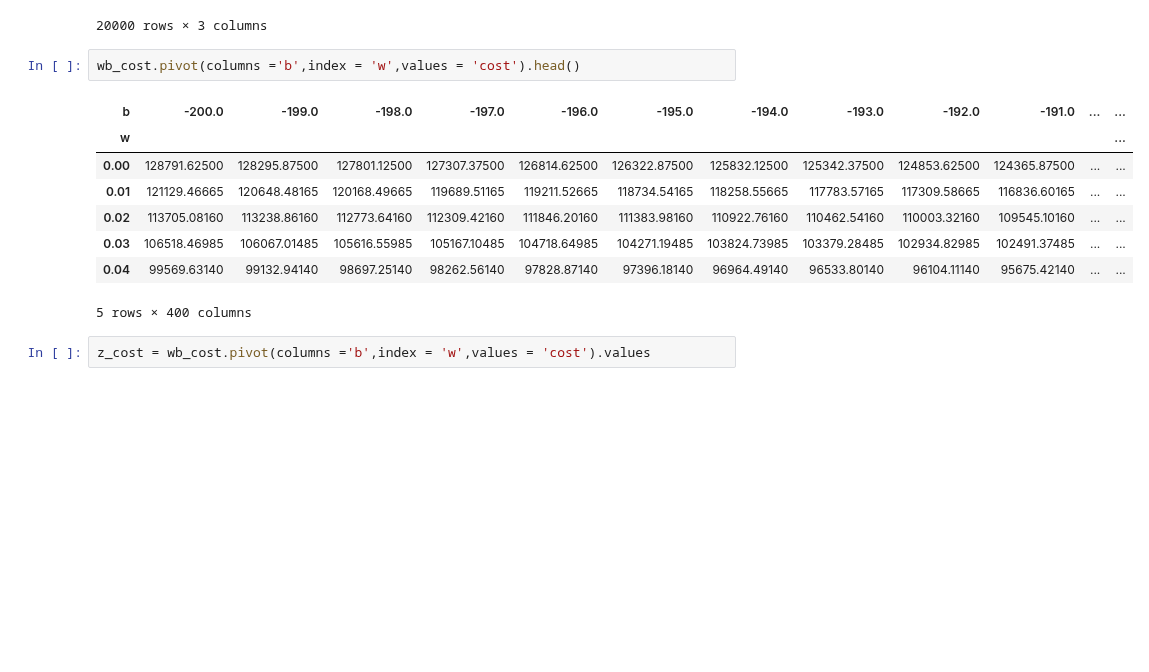
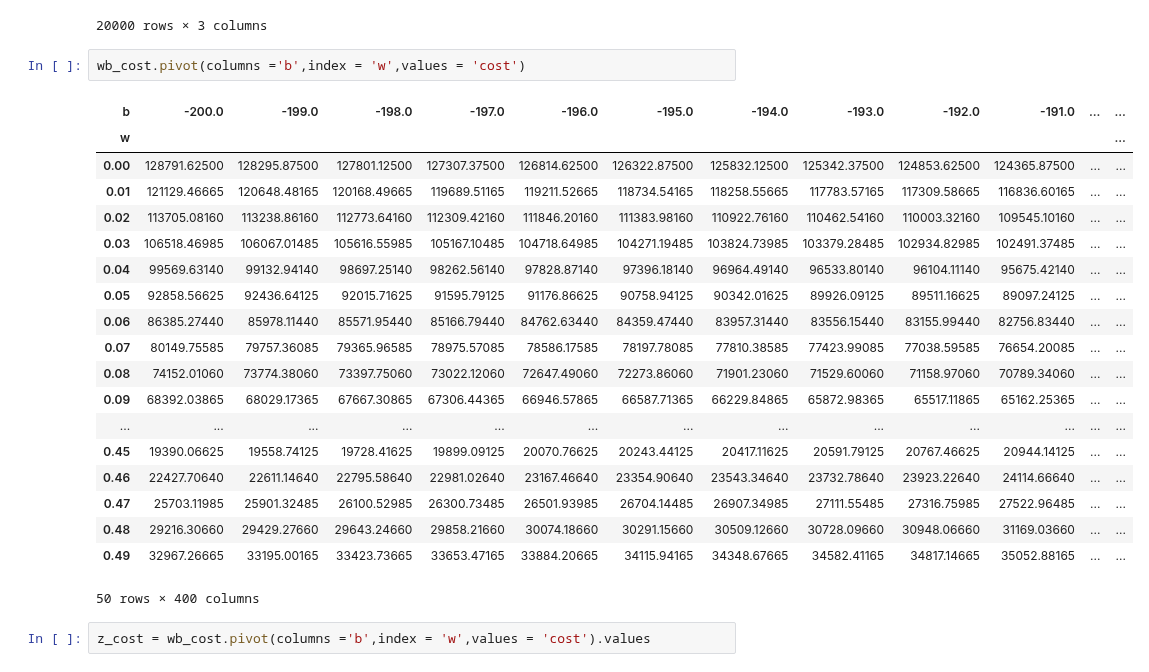
Before and after one commit to Shai2u/gis_ml_workshop_2024, a Jupyter notebook: Ex/Ex 3/Ex_3.ipynb, the cells around one changed output. Drawn from its saved outputs; the diff is of its cells as text; blank space fills up the shorter version.

```diff
--- a/Ex/Ex 3/Ex_3.ipynb
+++ b/Ex/Ex 3/Ex_3.ipynb
@@ -311,16 +311,27 @@ wb_cost
 | 19999 | 0.49 | 199.0 | 203234.53165 |
 20000 rows × 3 columns
 # %%
-wb_cost.pivot(columns ='b',index = 'w',values = 'cost').head()
+wb_cost.pivot(columns ='b',index = 'w',values = 'cost')
 # %% [output]
 | b | -200.0 | -199.0 | -198.0 | -197.0 | -196.0 | -195.0 | -194.0 | -193.0 | -192.0 | -191.0 | ... | ... |
 | w |  |  |  |  |  |  |  |  |  |  |  | ... |
 | 0.00 | 128791.62500 | 128295.87500 | 127801.12500 | 127307.37500 | 126814.62500 | 126322.87500 | 125832.12500 | 125342.37500 | 124853.62500 | 124365.87500 | ... | ... |
 | 0.01 | 121129.46665 | 120648.48165 | 120168.49665 | 119689.51165 | 119211.52665 | 118734.54165 | 118258.55665 | 117783.57165 | 117309.58665 | 116836.60165 | ... | ... |
 | 0.02 | 113705.08160 | 113238.86160 | 112773.64160 | 112309.42160 | 111846.20160 | 111383.98160 | 110922.76160 | 110462.54160 | 110003.32160 | 109545.10160 | ... | ... |
 | 0.03 | 106518.46985 | 106067.01485 | 105616.55985 | 105167.10485 | 104718.64985 | 104271.19485 | 103824.73985 | 103379.28485 | 102934.82985 | 102491.37485 | ... | ... |
 | 0.04 | 99569.63140 | 99132.94140 | 98697.25140 | 98262.56140 | 97828.87140 | 97396.18140 | 96964.49140 | 96533.80140 | 96104.11140 | 95675.42140 | ... | ... |
+| 0.05 | 92858.56625 | 92436.64125 | 92015.71625 | 91595.79125 | 91176.86625 | 90758.94125 | 90342.01625 | 89926.09125 | 89511.16625 | 89097.24125 | ... | ... |
+| 0.06 | 86385.27440 | 85978.11440 | 85571.95440 | 85166.79440 | 84762.63440 | 84359.47440 | 83957.31440 | 83556.15440 | 83155.99440 | 82756.83440 | ... | ... |
+| 0.07 | 80149.75585 | 79757.36085 | 79365.96585 | 78975.57085 | 78586.17585 | 78197.78085 | 77810.38585 | 77423.99085 | 77038.59585 | 76654.20085 | ... | ... |
+| 0.08 | 74152.01060 | 73774.38060 | 73397.75060 | 73022.12060 | 72647.49060 | 72273.86060 | 71901.23060 | 71529.60060 | 71158.97060 | 70789.34060 | ... | ... |
+| 0.09 | 68392.03865 | 68029.17365 | 67667.30865 | 67306.44365 | 66946.57865 | 66587.71365 | 66229.84865 | 65872.98365 | 65517.11865 | 65162.25365 | ... | ... |
+| ... | ... | ... | ... | ... | ... | ... | ... | ... | ... | ... | ... | ... |
+| 0.45 | 19390.06625 | 19558.74125 | 19728.41625 | 19899.09125 | 20070.76625 | 20243.44125 | 20417.11625 | 20591.79125 | 20767.46625 | 20944.14125 | ... | ... |
+| 0.46 | 22427.70640 | 22611.14640 | 22795.58640 | 22981.02640 | 23167.46640 | 23354.90640 | 23543.34640 | 23732.78640 | 23923.22640 | 24114.66640 | ... | ... |
+| 0.47 | 25703.11985 | 25901.32485 | 26100.52985 | 26300.73485 | 26501.93985 | 26704.14485 | 26907.34985 | 27111.55485 | 27316.75985 | 27522.96485 | ... | ... |
+| 0.48 | 29216.30660 | 29429.27660 | 29643.24660 | 29858.21660 | 30074.18660 | 30291.15660 | 30509.12660 | 30728.09660 | 30948.06660 | 31169.03660 | ... | ... |
+| 0.49 | 32967.26665 | 33195.00165 | 33423.73665 | 33653.47165 | 33884.20665 | 34115.94165 | 34348.67665 | 34582.41165 | 34817.14665 | 35052.88165 | ... | ... |
-5 rows × 400 columns
+50 rows × 400 columns
 # %%
 z_cost = wb_cost.pivot(columns ='b',index = 'w',values = 'cost').values
 # %%
```
Also changed, not shown: parts of 3 cells of this notebook.
